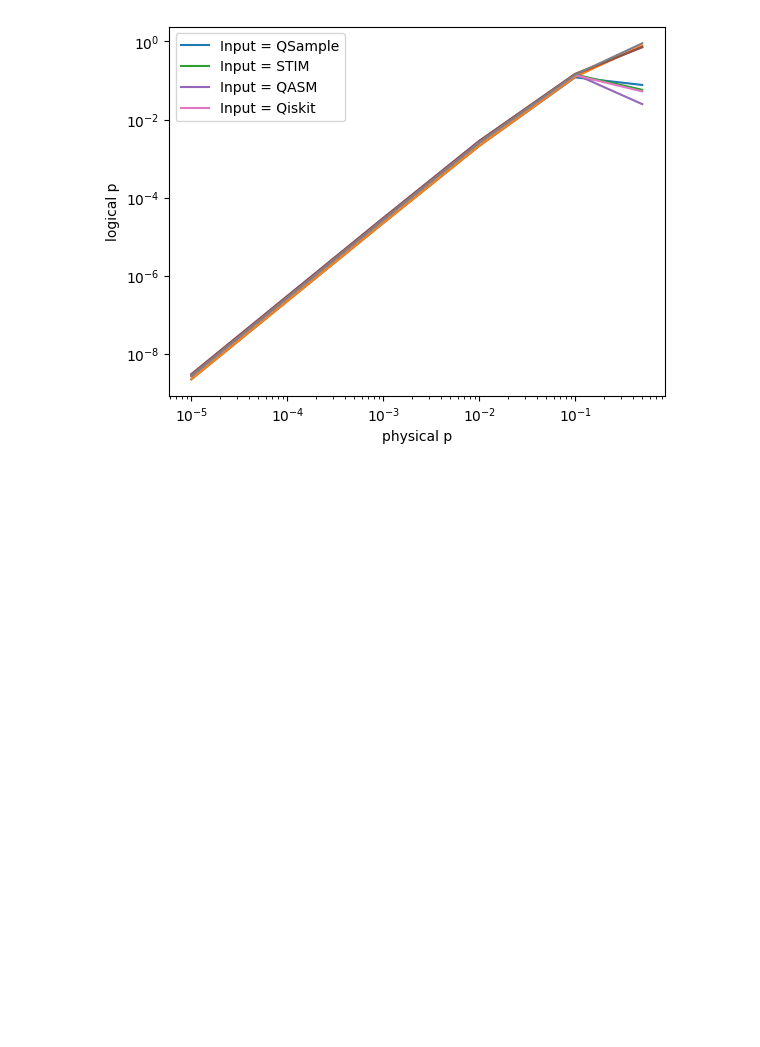
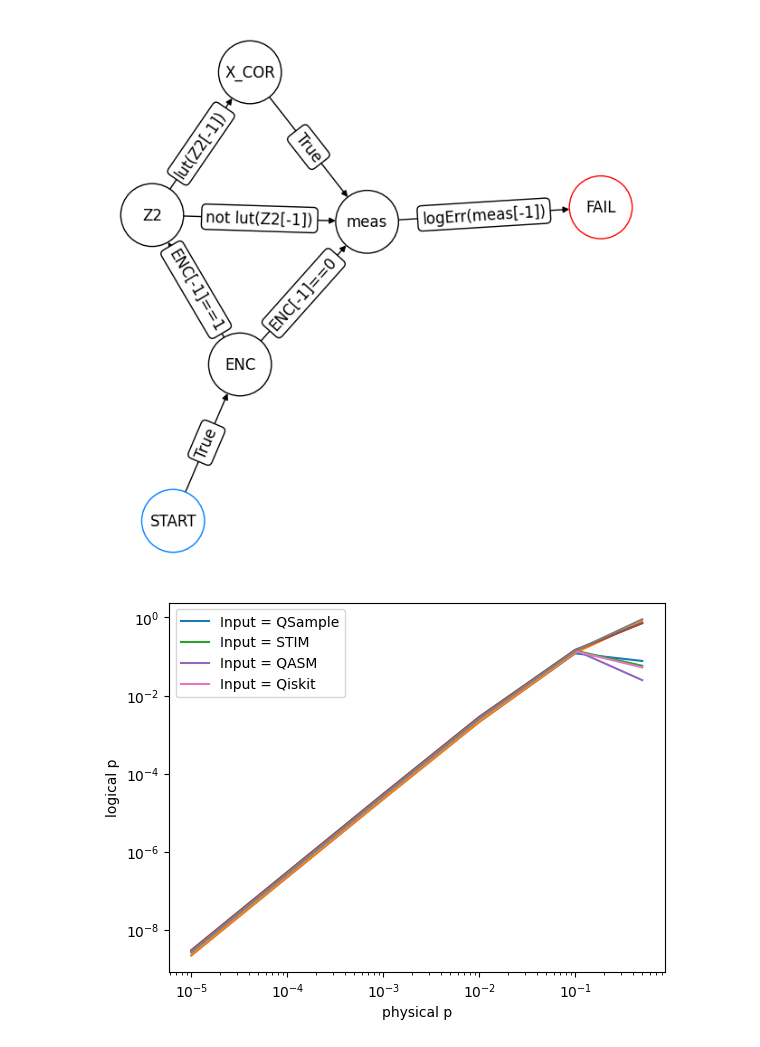
Before and after one commit to JoaoH67/qsample-stim, a Jupyter notebook: Steane.ipynb, the cells around one changed output. Drawn from its saved outputs; the diff is of its cells as text; code cells hidden in the pictures; blank space fills up the shorter version.

```diff
--- a/Steane.ipynb
+++ b/Steane.ipynb
@@ -84,33 +84,36 @@ def flagged_z_look_up_table_1(z):
     s = [z]
 
     if s == [1]:
         return True
     else:
         return False
 
 functions = {"logErr": logErr, "lut": flagged_z_look_up_table_1}
 
 steane0 = qs.Protocol(check_functions=functions, fault_tolerant=True)
 
 steane0.add_nodes_from(['ENC', 'Z2', 'meas'], circuits=[eft, sz_123, meas7])
 steane0.add_node('X_COR', circuit=qs.Circuit(noisy=True).from_stim_circuit("""X 6"""))
 steane0.add_edge('START', 'ENC', check='True')
 steane0.add_edge('ENC', 'meas', check='ENC[-1]==0')
 steane0.add_edge('ENC', 'Z2', check='ENC[-1]==1')
 steane0.add_edge('Z2', 'X_COR', check='lut(Z2[-1])')
 steane0.add_edge('Z2', 'meas', check='not lut(Z2[-1])')
 steane0.add_edge('X_COR', 'meas', check='True')
 steane0.add_edge('meas', 'FAIL', check='logErr(meas[-1])')
+steane0.draw()
 
 err_model = qs.noise.E1
 q = [1e-5, 1e-4, 1e-3, 1e-2, 1e-1, 0.5]
 err_params = {'q': q}
 
 stim_sam = qs.SubsetSampler(protocol=steane0, simulator=qs.StimSimulator,  p_max={'q': 0.1}, err_model=err_model, err_params=err_params, L=3)
 stim_sam.run(2000)
 
 v2 = stim_sam.stats()[0]
 w2 = stim_sam.stats()[2]
+# %% [output]
+[figure, added]
 # %%
 eft = qs.Circuit([  {"init": {0,1,2,4,3,5,6,7}},
                     {"H": {0,1,3}},
```
Also changed, not shown: 2 other files.
